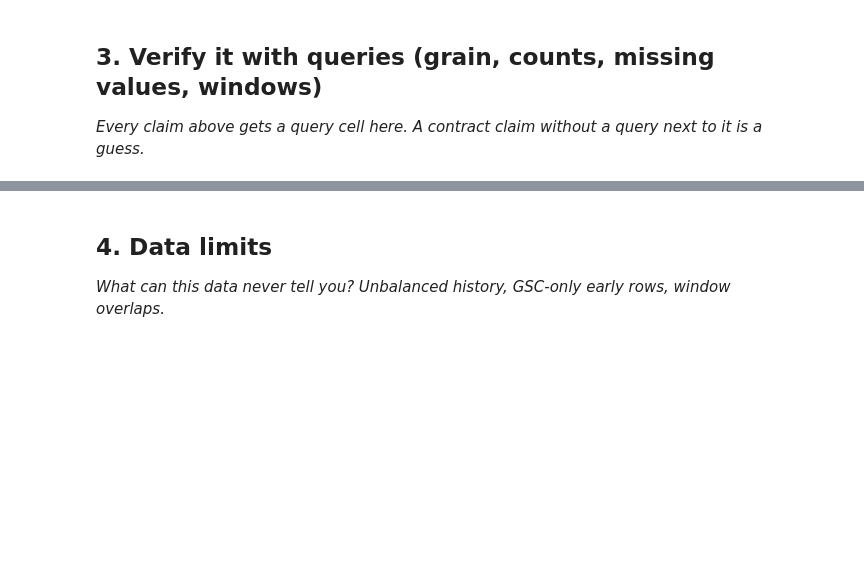
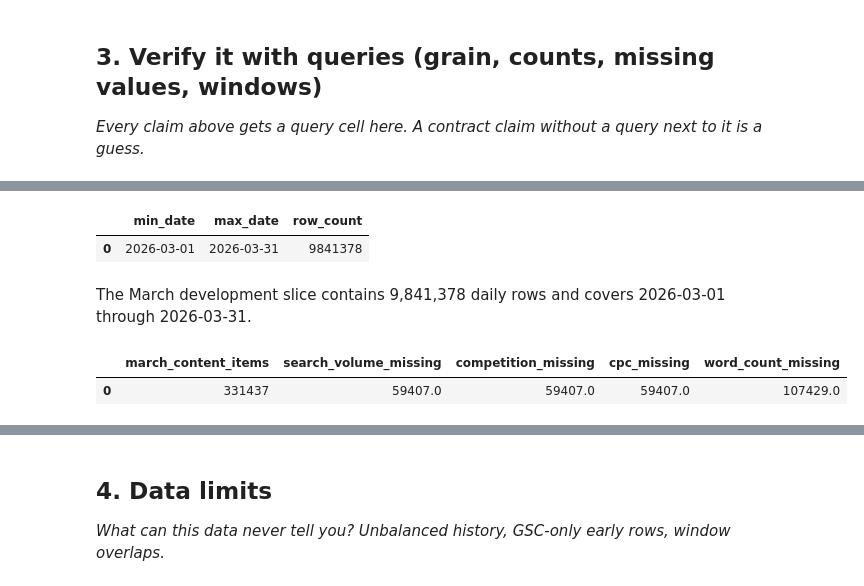
Before and after one commit to surajprai2111-ui/ML-assignment, a Jupyter notebook: work/notebooks/w03_data_contract.ipynb, the cells around one changed output, grey strips where cells are left out. Cells and saved outputs as stored; diff of their text form; code cells hidden in the pictures; blank space fills up the shorter version.

```diff
--- a/work/notebooks/w03_data_contract.ipynb
+++ b/work/notebooks/w03_data_contract.ipynb
@@ -8,0 +17,15 @@ This skeleton is yours to fill. Work the sections **in order** — each one has
+# %%
+import duckdb
+
+con = duckdb.connect()
+
+con.execute(
+    f"""
+    CREATE SECRET (
+        TYPE huggingface,
+        TOKEN '{HF_TOKEN}'
+    )
+    """
+)
+
+print("DuckDB connection created.")
@@ -29,0 +133,64 @@ This skeleton is yours to fill. Work the sections **in order** — each one has
+# %%
+date_check = con.execute(f"""
+SELECT
+    MIN(report_date) AS min_date,
+    MAX(report_date) AS max_date,
+    COUNT(*) AS row_count
+FROM read_parquet(
+    '{rel}/fact_content_daily_performance/**/*.parquet'
+)
+WHERE report_date >= '2026-03-01'
+  AND report_date < '2026-04-01'
+""").df()
+
+display(date_check)
+# %% [output]
+|  | min_date | max_date | row_count |
+| 0 | 2026-03-01 | 2026-03-31 | 9841378 |
+# %% [markdown]
+The March development slice contains 9,841,378 daily rows and covers
+2026-03-01 through 2026-03-31.
+# %%
+missingness_check = con.execute(f"""
+WITH march_content AS (
+    SELECT DISTINCT
+        content_hash_id
+    FROM read_parquet(
+        '{rel}/fact_content_daily_performance/**/*.parquet'
+    )
+    WHERE report_date >= '2026-03-01'
+      AND report_date < '2026-04-01'
+)
+
+SELECT
+    COUNT(*) AS march_content_items,
+
+    SUM(
+        CASE WHEN d.search_volume IS NULL THEN 1 ELSE 0 END
+    ) AS search_volume_missing,
+
+    SUM(
+        CASE WHEN d.competition IS NULL THEN 1 ELSE 0 END
+    ) AS competition_missing,
+
+    SUM(
+        CASE WHEN d.cpc IS NULL THEN 1 ELSE 0 END
+    ) AS cpc_missing,
+
+    SUM(
+        CASE WHEN d.word_count IS NULL THEN 1 ELSE 0 END
+    ) AS word_count_missing
+
+FROM march_content m
+
+LEFT JOIN read_parquet(
+    '{rel}/dim_content.parquet'
+) d
+
+ON m.content_hash_id = d.content_hash_id
+""").df()
+
+display(missingness_check)
+# %% [output]
+|  | march_content_items | search_volume_missing | competition_missing | cpc_missing | word_count_missing |
+| 0 | 331437 | 59407.0 | 59407.0 | 59407.0 | 107429.0 |
```
Also changed, not shown: parts of 13 cells of this notebook.
